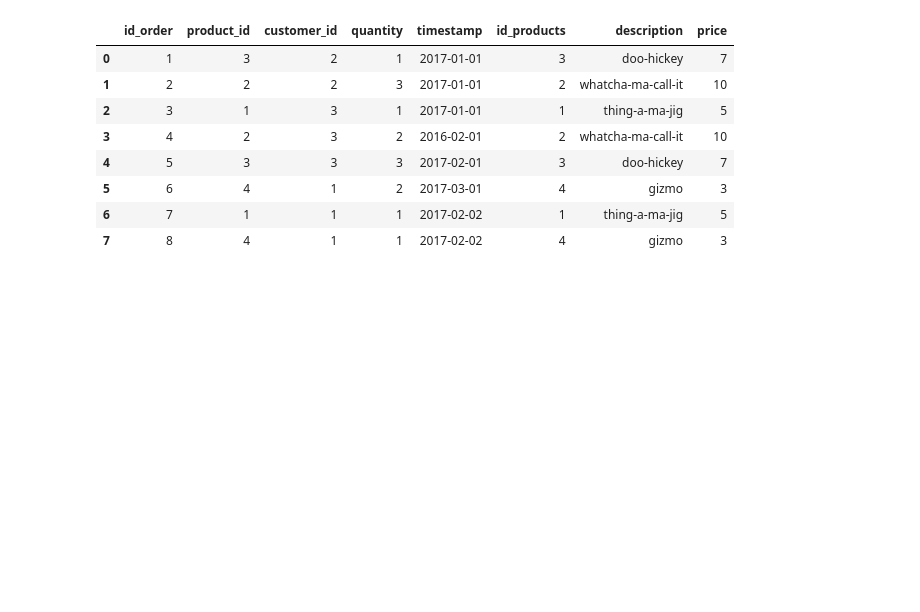
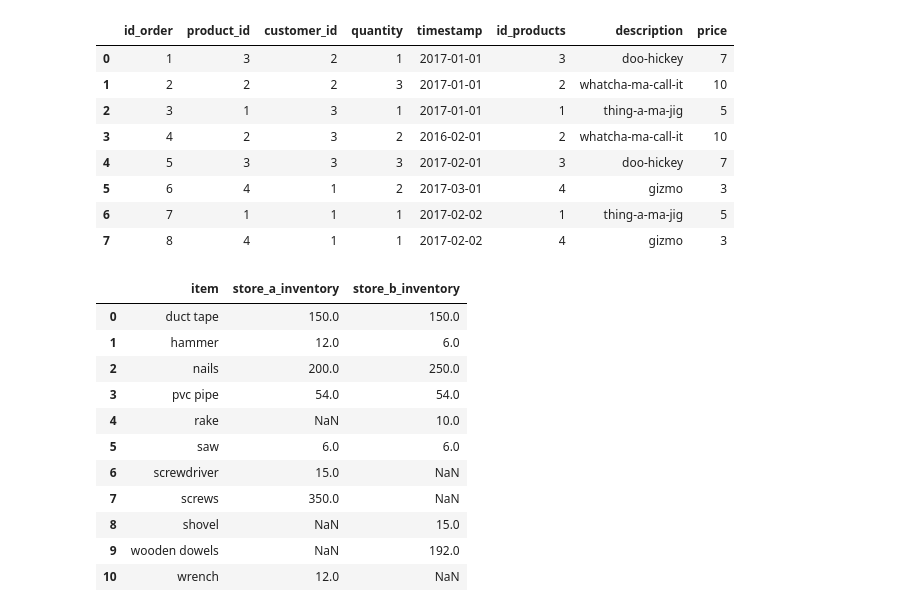
Before and after one commit to Jig3008/PandasAtoZ, a Jupyter notebook: AllAboutPandas.ipynb, the cells around one changed output. Saved outputs shown, nothing was run; the diff lists cells and outputs as text; code cells hidden in the pictures; blank space fills up the shorter version.

Commit message:
Final Commit for Learn Data Analysis with Pandas Course with Project

```diff
--- a/AllAboutPandas.ipynb
+++ b/AllAboutPandas.ipynb
@@ -1044,3 +1044,34 @@ orders_products
 | 5 | 6 | 4 | 1 | 2 | 2017-03-01 | 4 | gizmo | 3 |
 | 6 | 7 | 1 | 1 | 1 | 2017-02-02 | 1 | thing-a-ma-jig | 5 |
 | 7 | 8 | 4 | 1 | 1 | 2017-02-02 | 4 | gizmo | 3 |
+# %%
+#So all the examples we did until now is for the INNER MERGE, it is like an intersection
+#So if there is no commanlity between two tables for some rows, those rows would not be VISIBLE
+#in the new merged DF
+
+#Hence the new concept of OUTER MERGE
+
+'''
+There are two hardware stores in town: Store A and Store B. Store A’s inventory
+is in DataFrame store_a and Store B’s inventory is in DataFrame store_b.
+They have decided to merge into one big Super Store! We need to merge their data
+'''
+
+store_a = pd.read_csv('store_a.csv')
+store_b = pd.read_csv('store_b.csv')
+
+store_a_b_outer = pd.merge(store_a,store_b,how='outer')
+store_a_b_outer
+# %% [output]
+|  | item | store_a_inventory | store_b_inventory |
+| 0 | duct tape | 150.0 | 150.0 |
+| 1 | hammer | 12.0 | 6.0 |
+| 2 | nails | 200.0 | 250.0 |
+| 3 | pvc pipe | 54.0 | 54.0 |
+| 4 | rake | NaN | 10.0 |
+| 5 | saw | 6.0 | 6.0 |
+| 6 | screwdriver | 15.0 | NaN |
+| 7 | screws | 350.0 | NaN |
+| 8 | shovel | NaN | 15.0 |
+| 9 | wooden dowels | NaN | 192.0 |
+| 10 | wrench | 12.0 | NaN |
```
Also changed, not shown: parts of 7 cells of this notebook.
